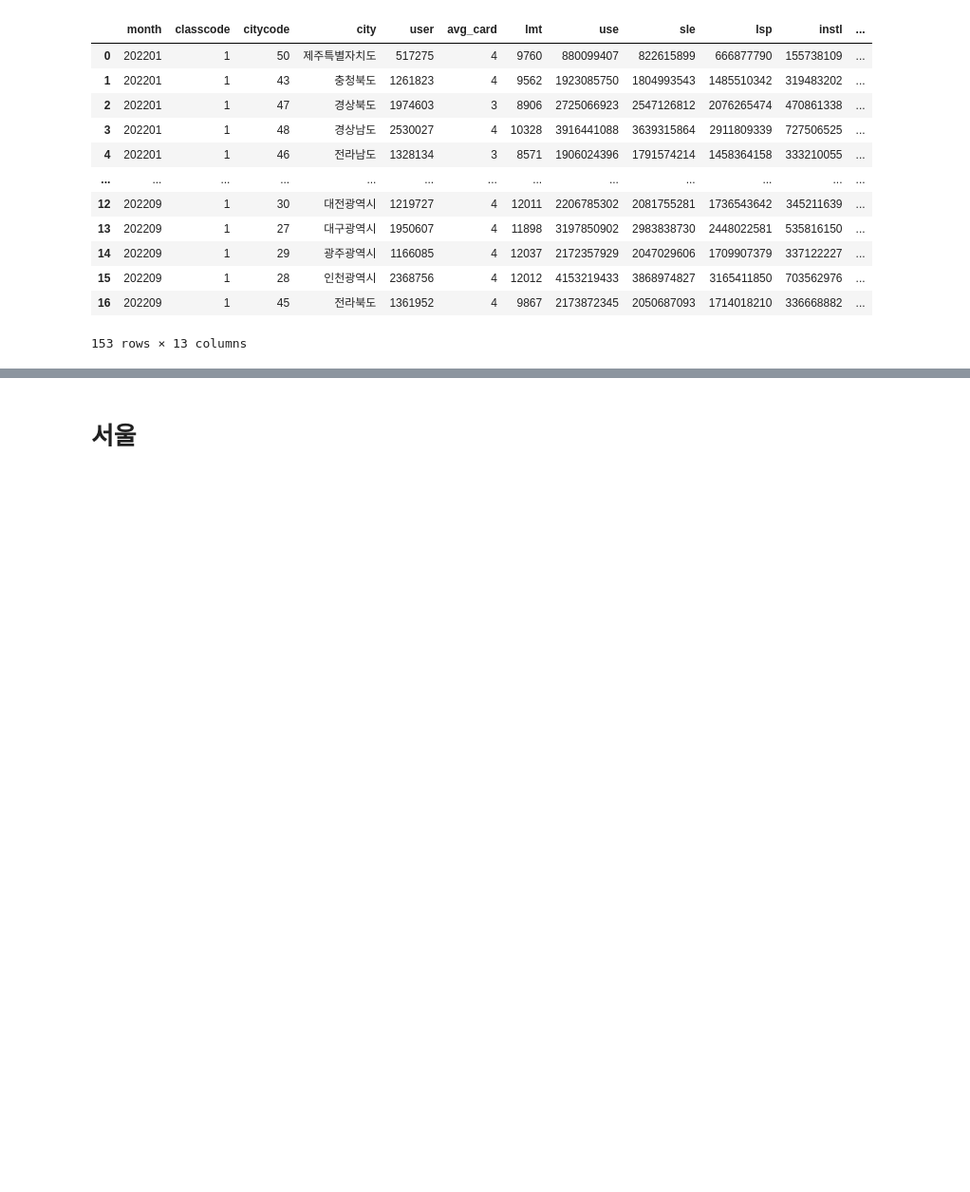
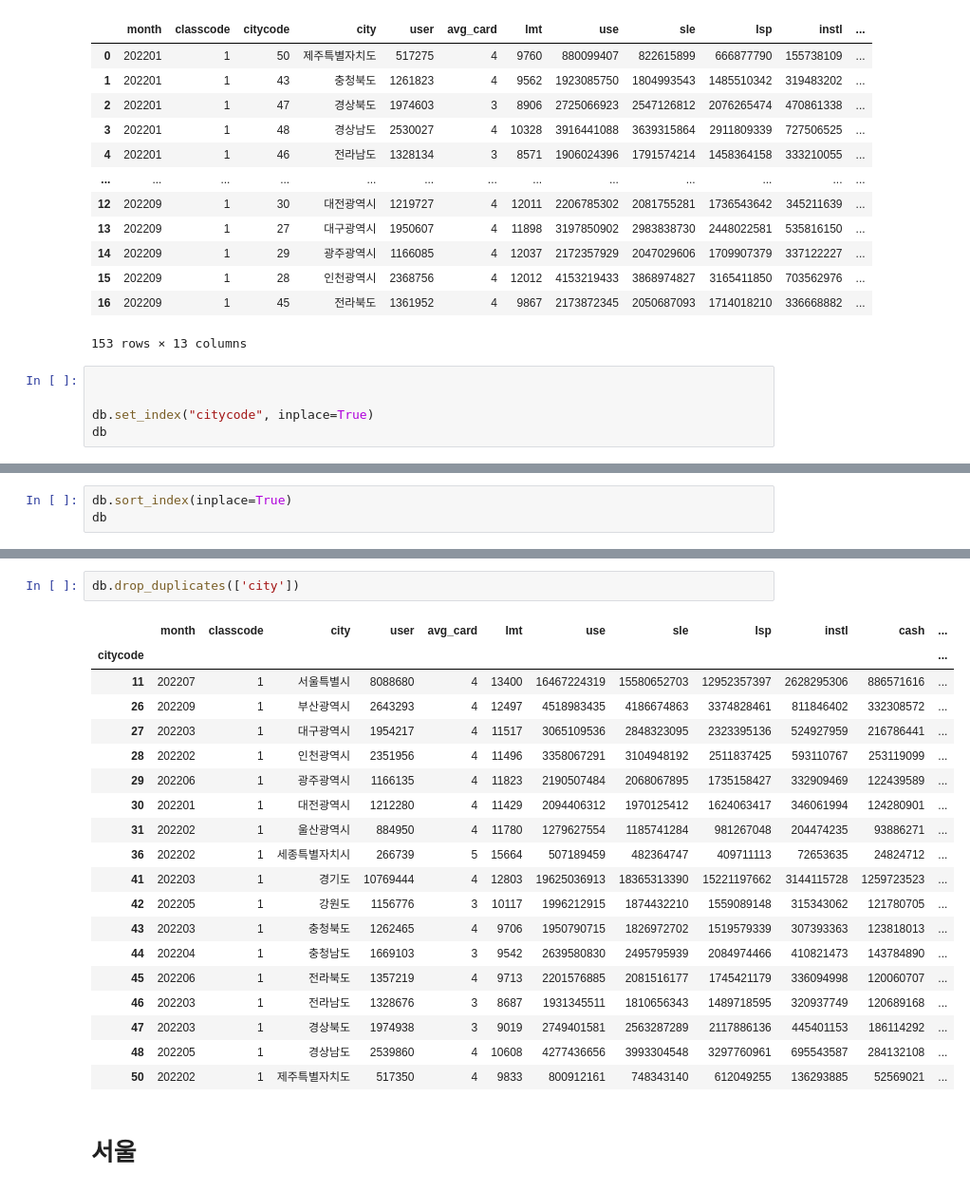
Before and after one commit to sejong-kid/data, a Jupyter notebook: index.ipynb, the cells around one changed output, grey strips where cells are left out. Shown: that part at 95% size. Drawn from its saved outputs; the diff is of its cells as text; blank space fills up the shorter version.

```diff
--- a/index.ipynb
+++ b/index.ipynb
@@ -46,3 +46,8 @@ db
 | 15 | 202209 | 1 | 28 | 인천광역시 | 2368756 | 4 | 12012 | 4153219433 | 3868974827 | 3165411850 | 703562976 | ... |
 | 16 | 202209 | 1 | 45 | 전라북도 | 1361952 | 4 | 9867 | 2173872345 | 2050687093 | 1714018210 | 336668882 | ... |
 153 rows × 13 columns
+# %%
+
+
+db.set_index("citycode", inplace=True)
+db
@@ -48,0 +69,3 @@ db
+# %%
+db.sort_index(inplace=True)
+db
@@ -49,3 +87,25 @@ db
+# %%
+db.drop_duplicates(['city'])
+# %% [output]
+|  | month | classcode | city | user | avg_card | lmt | use | sle | lsp | instl | cash | ... |
+| citycode |  |  |  |  |  |  |  |  |  |  |  | ... |
+| 11 | 202207 | 1 | 서울특별시 | 8088680 | 4 | 13400 | 16467224319 | 15580652703 | 12952357397 | 2628295306 | 886571616 | ... |
+| 26 | 202209 | 1 | 부산광역시 | 2643293 | 4 | 12497 | 4518983435 | 4186674863 | 3374828461 | 811846402 | 332308572 | ... |
+| 27 | 202203 | 1 | 대구광역시 | 1954217 | 4 | 11517 | 3065109536 | 2848323095 | 2323395136 | 524927959 | 216786441 | ... |
+| 28 | 202202 | 1 | 인천광역시 | 2351956 | 4 | 11496 | 3358067291 | 3104948192 | 2511837425 | 593110767 | 253119099 | ... |
+| 29 | 202206 | 1 | 광주광역시 | 1166135 | 4 | 11823 | 2190507484 | 2068067895 | 1735158427 | 332909469 | 122439589 | ... |
+| 30 | 202201 | 1 | 대전광역시 | 1212280 | 4 | 11429 | 2094406312 | 1970125412 | 1624063417 | 346061994 | 124280901 | ... |
+| 31 | 202202 | 1 | 울산광역시 | 884950 | 4 | 11780 | 1279627554 | 1185741284 | 981267048 | 204474235 | 93886271 | ... |
+| 36 | 202202 | 1 | 세종특별자치시 | 266739 | 5 | 15664 | 507189459 | 482364747 | 409711113 | 72653635 | 24824712 | ... |
+| 41 | 202203 | 1 | 경기도 | 10769444 | 4 | 12803 | 19625036913 | 18365313390 | 15221197662 | 3144115728 | 1259723523 | ... |
+| 42 | 202205 | 1 | 강원도 | 1156776 | 3 | 10117 | 1996212915 | 1874432210 | 1559089148 | 315343062 | 121780705 | ... |
+| 43 | 202203 | 1 | 충청북도 | 1262465 | 4 | 9706 | 1950790715 | 1826972702 | 1519579339 | 307393363 | 123818013 | ... |
+| 44 | 202204 | 1 | 충청남도 | 1669103 | 3 | 9542 | 2639580830 | 2495795939 | 2084974466 | 410821473 | 143784890 | ... |
+| 45 | 202206 | 1 | 전라북도 | 1357219 | 4 | 9713 | 2201576885 | 2081516177 | 1745421179 | 336094998 | 120060707 | ... |
+| 46 | 202203 | 1 | 전라남도 | 1328676 | 3 | 8687 | 1931345511 | 1810656343 | 1489718595 | 320937749 | 120689168 | ... |
+| 47 | 202203 | 1 | 경상북도 | 1974938 | 3 | 9019 | 2749401581 | 2563287289 | 2117886136 | 445401153 | 186114292 | ... |
+| 48 | 202205 | 1 | 경상남도 | 2539860 | 4 | 10608 | 4277436656 | 3993304548 | 3297760961 | 695543587 | 284132108 | ... |
+| 50 | 202202 | 1 | 제주특별자치도 | 517350 | 4 | 9833 | 800912161 | 748343140 | 612049255 | 136293885 | 52569021 | ... |
 # %% [markdown]
 <h1> 서울 </h1>
 # %%
```
Also changed, not shown: parts of 2 cells of this notebook, 1 other file.
